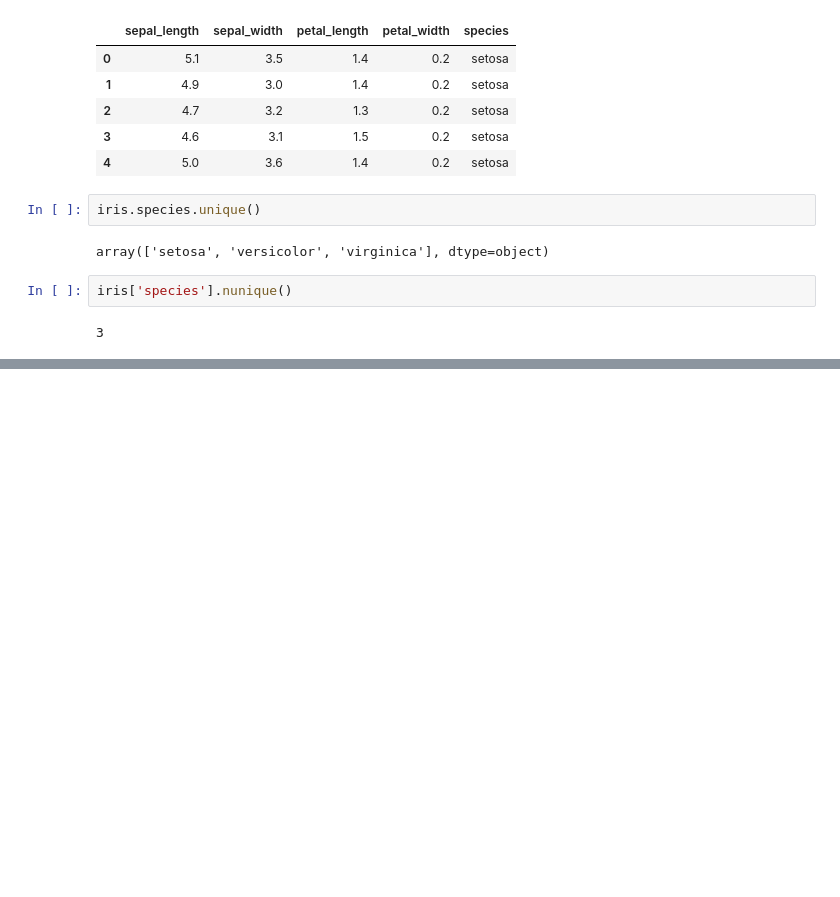
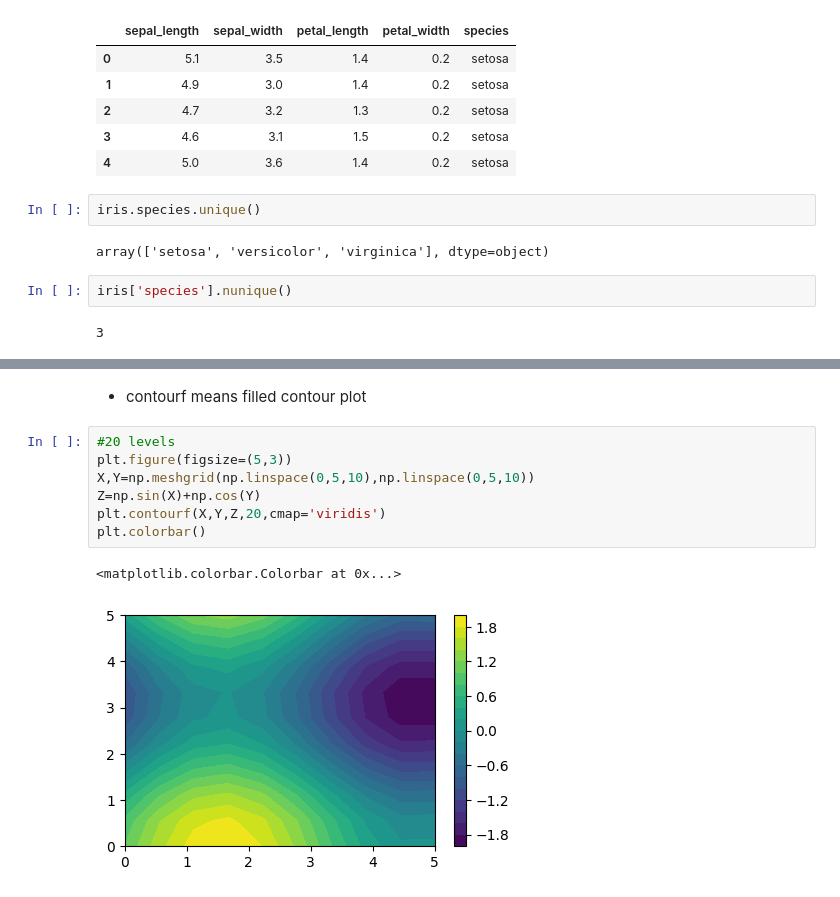
Before and after one commit to Aseem2004/Data_Science, a Jupyter notebook: 2_Data_Science_Libraries/Matplotlib/Matplotlib.ipynb, the cells around one changed output, grey strips where cells are left out. Cells and saved outputs as stored; diff of their text form; blank space fills up the shorter version.

```diff
--- a/2_Data_Science_Libraries/Matplotlib/Matplotlib.ipynb
+++ b/2_Data_Science_Libraries/Matplotlib/Matplotlib.ipynb
@@ -495,0 +577,12 @@ plt.scatter(iris['sepal_length'],iris['sepal_width'],c=color,cmap='viridis')
+# %% [markdown]
+* contourf means filled contour plot
+# %%
+#20 levels
+plt.figure(figsize=(5,3))
+X,Y=np.meshgrid(np.linspace(0,5,10),np.linspace(0,5,10))
+Z=np.sin(X)+np.cos(Y)
+plt.contourf(X,Y,Z,20,cmap='viridis')
+plt.colorbar()
+# %% [output]
+<matplotlib.colorbar.Colorbar at 0x...>
+[figure, added]
```
Also changed, not shown: parts of 63 cells of this notebook.
